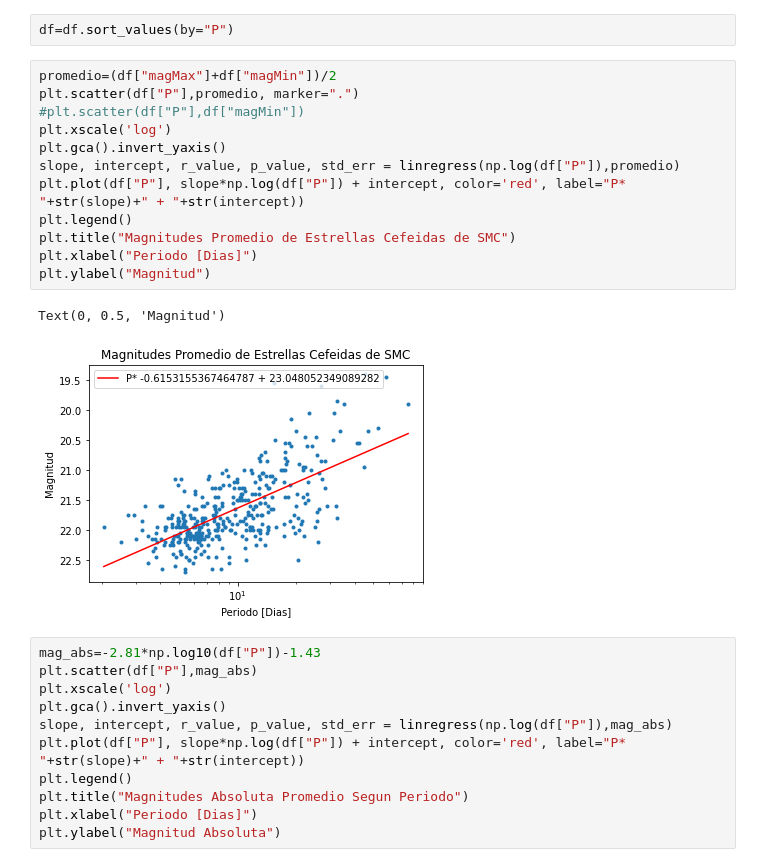
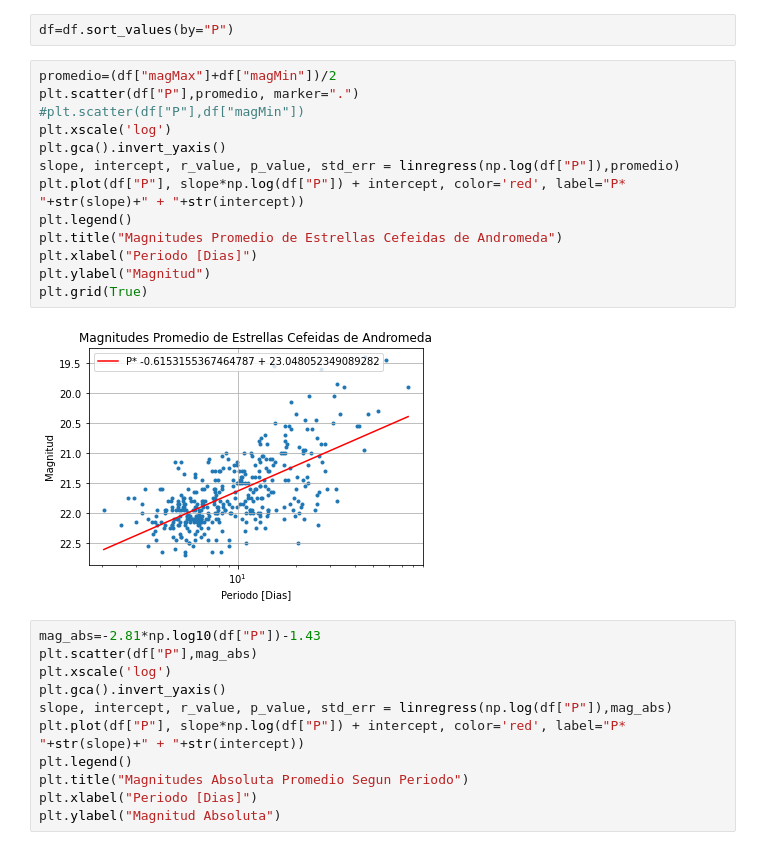
Before and after one commit to jdgv1709/Astronom-a-Gal-ctica, a Jupyter notebook: practica13.ipynb, the cells around one changed output. Drawn from its saved outputs; the diff is of its cells as text.

```diff
--- a/practica13.ipynb
+++ b/practica13.ipynb
@@ -149,18 +156,18 @@ df=df.sort_values(by="P")
 # %%
 promedio=(df["magMax"]+df["magMin"])/2
 plt.scatter(df["P"],promedio, marker=".")
 #plt.scatter(df["P"],df["magMin"])
 plt.xscale('log')
 plt.gca().invert_yaxis()
 slope, intercept, r_value, p_value, std_err = linregress(np.log(df["P"]),promedio)
 plt.plot(df["P"], slope*np.log(df["P"]) + intercept, color='red', label="P* "+str(slope)+" + "+str(intercept))
 plt.legend()
-plt.title("Magnitudes Promedio de Estrellas Cefeidas de SMC")
+plt.title("Magnitudes Promedio de Estrellas Cefeidas de Andromeda")
 plt.xlabel("Periodo [Dias]")
 plt.ylabel("Magnitud")
+plt.grid(True)
 # %% [output]
-Text(0, 0.5, 'Magnitud')
-[figure, old version]
+[figure, new version]
 # %%
 mag_abs=-2.81*np.log10(df["P"])-1.43
 plt.scatter(df["P"],mag_abs)
```
Also changed, not shown: parts of 8 cells of this notebook.
